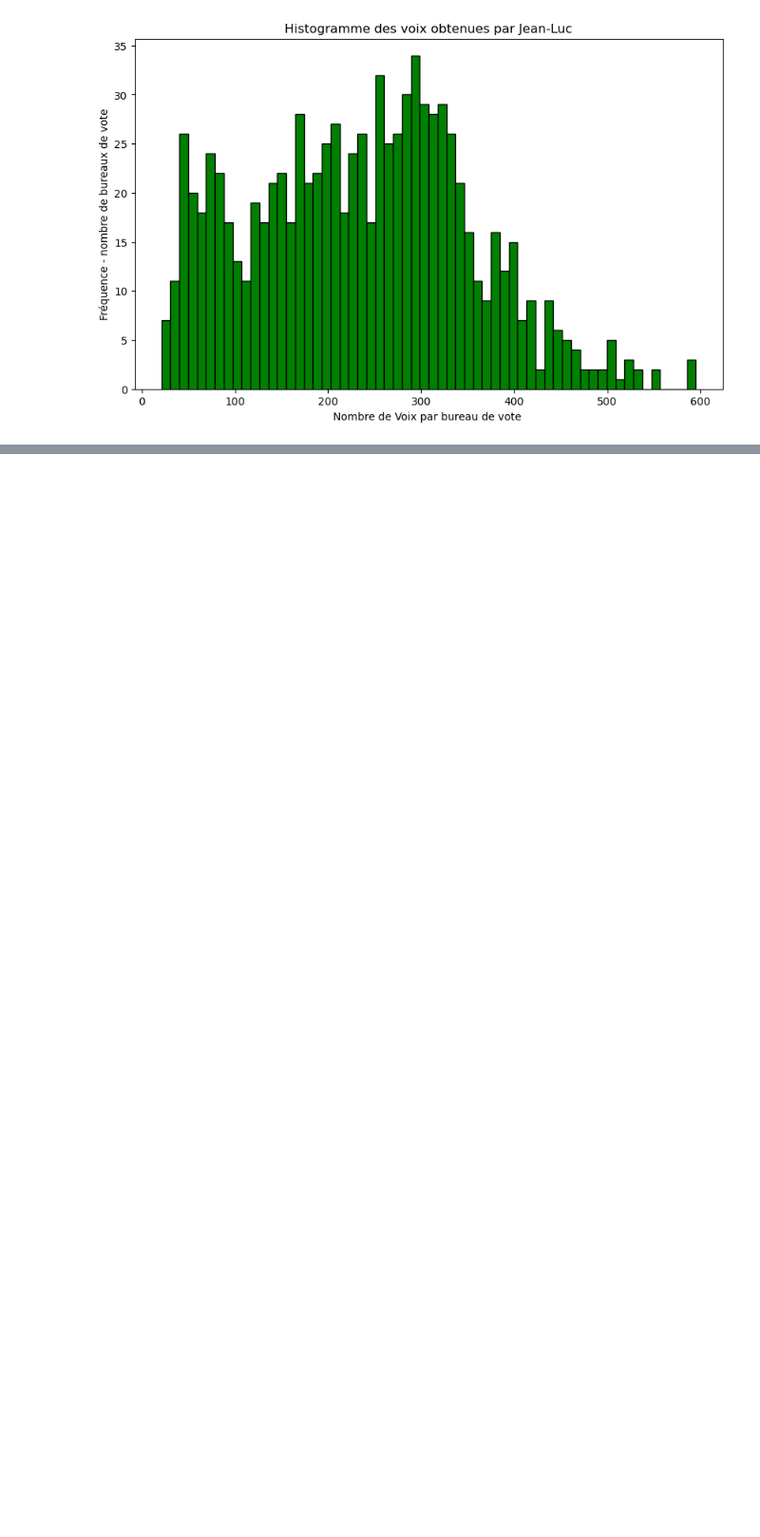
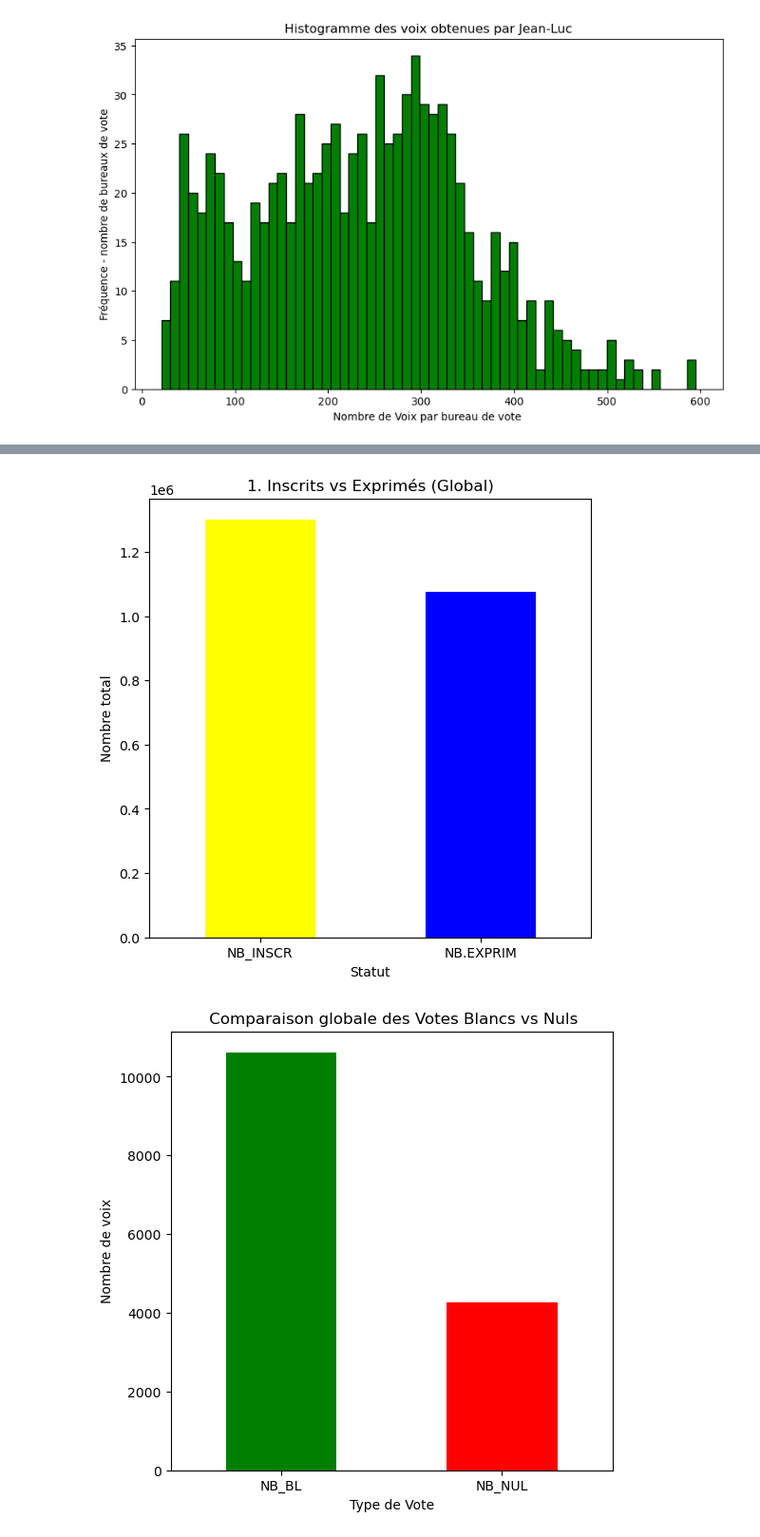
Before and after one commit to pjann42/Informatique-3-Python-Scientifique, a Jupyter notebook: tp3.ipynb, the cells around one changed output, grey strips where cells are left out. Shown at 95% size. Saved outputs shown, nothing was run; the diff lists cells and outputs as text; code cells hidden in the pictures; blank space fills up the shorter version.

```diff
--- a/tp3.ipynb
+++ b/tp3.ipynb
@@ -40,0 +203,45 @@ matplotlib.pyplot.show()
+# %%
+#7
+
+#Inscrits vs Exprimés
+global_pools = df_1[['NB_INSCR', 'NB.EXPRIM']].sum()
+
+matplotlib.pyplot.figure(figsize=(6, 6))
+axe1 = matplotlib.pyplot.gca()
+global_pools.plot(kind='bar', color=['yellow', 'blue'], ax=axe1)
+axe1.set_title("1. Inscrits vs Exprimés (Global)")
+axe1.set_ylabel("Nombre total")
+axe1.set_xlabel("Statut")
+matplotlib.pyplot.xticks(rotation=0)
+matplotlib.pyplot.show()
+
+
+#Comparaison des Votes Perdus (Global)
+
+wasted_votes_globaux = df_1[['NB_BL', 'NB_NUL']].sum()
+matplotlib.pyplot.figure(figsize=(6, 6))
+axe3 = matplotlib.pyplot.gca()
+wasted_votes_globaux.plot(kind='bar', color=['green','red'], ax=axe3)
+axe3.set_title(" Comparaison globale des Votes Blancs vs Nuls")
+axe3.set_ylabel("Nombre de voix")
+axe3.set_xlabel("Type de Vote")
+matplotlib.pyplot.xticks(rotation=0)
+matplotlib.pyplot.show()
+
+
+#Inscrits vs Exprimés par Arrondissement
+df_inscrits_exprimes = df_1.groupby('NUM_ARROND')[['NB_INSCR', 'NB.EXPRIM']].sum()
+
+matplotlib.pyplot.figure(figsize=(10, 6))
+axe3 = matplotlib.pyplot.gca()
+df_inscrits_exprimes.plot(kind='bar', ax=axe3, color=['orange', 'purple'])
+axe3.set_title(" Inscrits vs Exprimés par Arrondissement")
+axe3.set_ylabel("Nombre total")
+axe3.set_xlabel("Arrondissement")
+axe3.legend(title='Statut')
+matplotlib.pyplot.xticks(rotation=45, ha='right')
+matplotlib.pyplot.tight_layout()
+matplotlib.pyplot.show()
+# %% [output]
+[figure, added]
+[figure, added]
```
Also changed, not shown: parts of 8 cells of this notebook, 1 other file.
